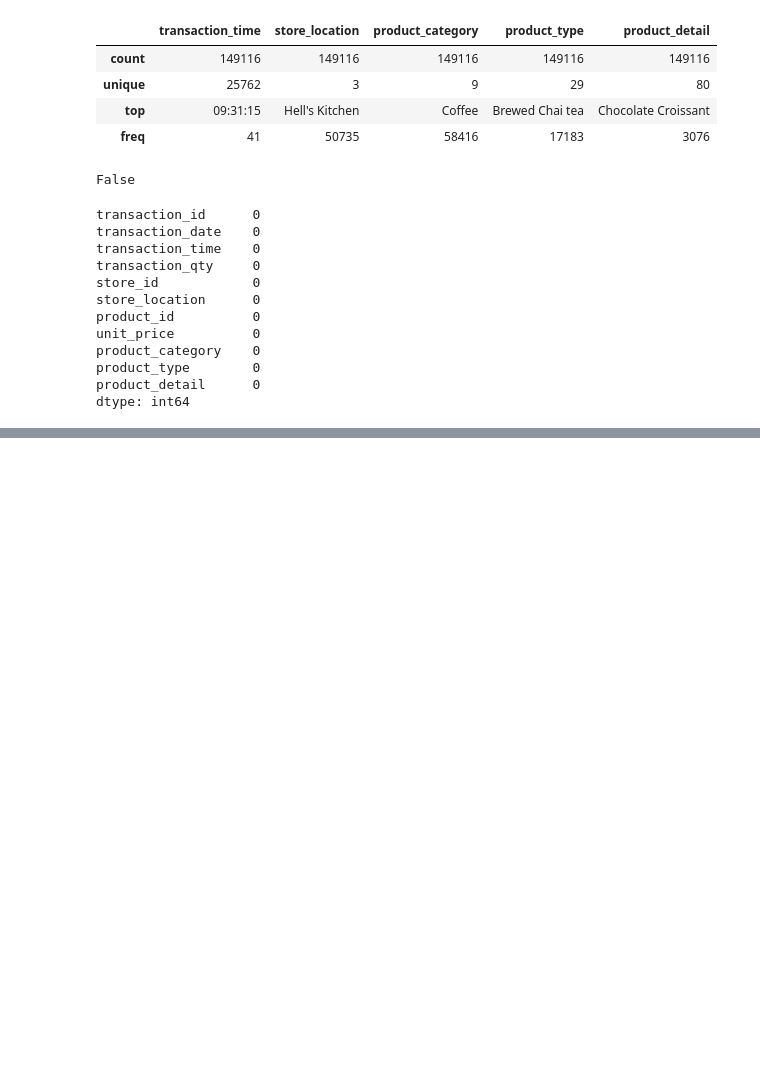
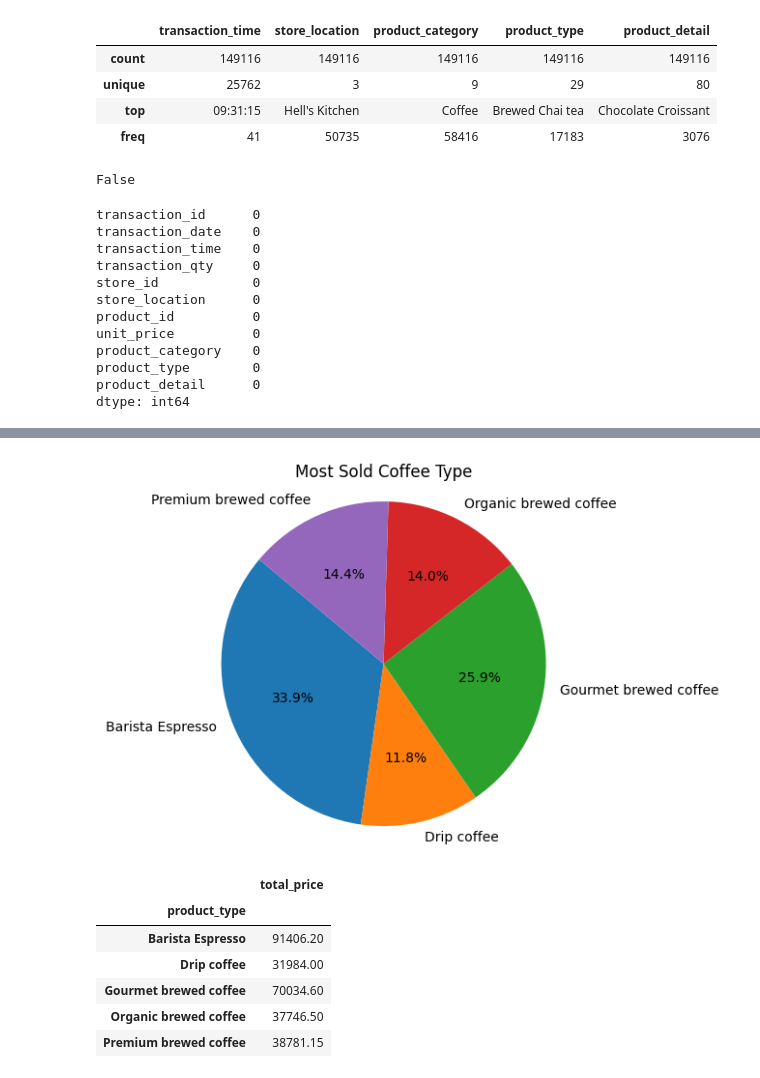
Before and after one commit to mthspm/DataAnalysePandas, a Jupyter notebook: src/CoffeShopSales/main.ipynb, the cells around one changed output, grey strips where cells are left out. Cells and saved outputs as stored; diff of their text form; code cells hidden in the pictures; blank space fills up the shorter version.

```diff
--- a/src/CoffeShopSales/main.ipynb
+++ b/src/CoffeShopSales/main.ipynb
@@ -153,16 +147,0 @@ plt.show()
-# %%
-# Histogram - Monthly Sales
-
-df['transaction_date'] = pd.to_datetime(df['transaction_date'])
-df['month'] = df['transaction_date'].dt.month
-df['month'].unique()
-
-monthly_sales = {}
-for month in df['month'].unique():
-    monthly_sales[month] = df[df['month'] == month]['transaction_qty'].sum()
-
-plt.hist(df['month'], bins=6, edgecolor='black', align='mid')
-plt.xlabel('Months')
-plt.ylabel('Sales')
-plt.title('Monthly Sales')
-plt.show()
@@ -193,0 +170,21 @@ plt.show()
+# %%
+# Pie Chart - Most sold coffee type
+
+products_sells_type = df[['product_category', 'product_type', 'total_price']].groupby(['product_category', 'product_type']).sum()
+
+coffee_sells_type = products_sells_type.loc['Coffee']
+coffee_sells_type.plot(kind='pie', y='total_price', autopct='%1.1f%%', startangle=140, legend=False)
+plt.axis('equal')
+plt.ylabel('')
+plt.title('Most Sold Coffee Type')
+plt.show()
+coffee_sells_type
+# %% [output]
+[figure, added]
+|  | total_price |
+| product_type |  |
+| Barista Espresso | 91406.20 |
+| Drip coffee | 31984.00 |
+| Gourmet brewed coffee | 70034.60 |
+| Organic brewed coffee | 37746.50 |
+| Premium brewed coffee | 38781.15 |
```
Also changed, not shown: parts of 15 cells of this notebook, 1 other file.
